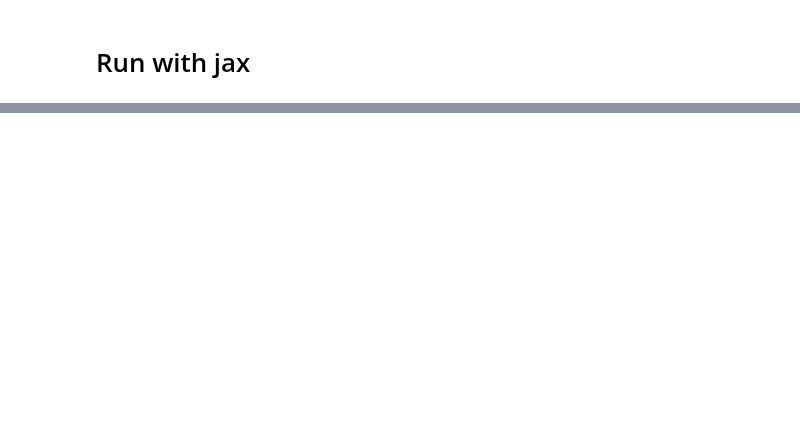
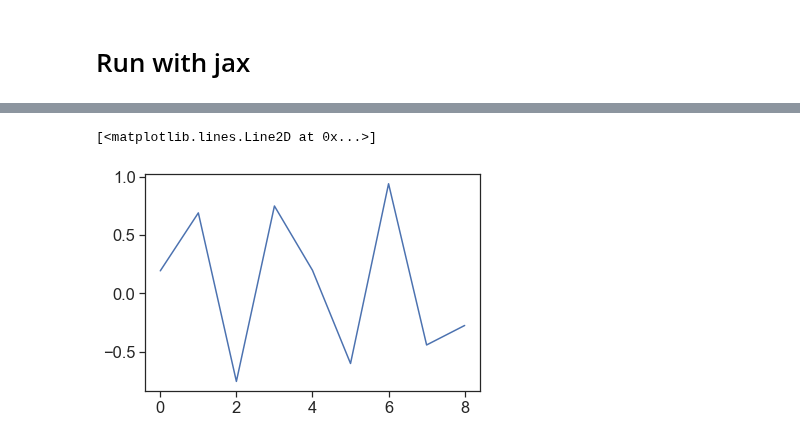
Before and after one commit to yves-weissenberger/ll_ephys, a Jupyter notebook: ephys_notebooks/multi_step_derivatives_actually_implement.ipynb, the cells around one changed output, grey strips where cells are left out. Saved outputs shown, nothing was run; the diff lists cells and outputs as text; code cells hidden in the pictures; blank space fills up the shorter version.

```diff
--- a/ephys_notebooks/multi_step_derivatives_actually_implement.ipynb
+++ b/ephys_notebooks/multi_step_derivatives_actually_implement.ipynb
@@ -9,8 +21,18 @@ seaborn.set(font_scale=1.5,style='ticks')
 # %% [markdown]
 # Run with jax
 # %%
-dim = 5
+dim = 4
+nT = 9
 x0 = np.random.normal(size=(dim,1))
-A = np.random.normal(size=(dim,dim))
+A_ = np.random.normal(size=(dim,dim))
 
-x = np.array([np.linalg.matrix_power(A,i)@x0 + np.random.normal(size=(5,1)) for i in range(9)])
+A = np.zeros([dim,dim])
+
+for i in range(dim):
+    A[i,i:] = A_[i:,i]
+    A[i:,i] = -A_[i:,i]
+
+A[np.diag_indices_from(A)] = 0
+A = (np.eye(dim)-A)@np.linalg.inv(np.eye(dim)+A)
+
+x = np.array([np.linalg.matrix_power(A,i)@x0 for i in range(9)])
@@ -93,0 +192,5 @@ array([[ 4.36784739],
+# %%
+plt.plot((np.linalg.matrix_power(A,5)@x)[:,2])
+# %% [output]
+[<matplotlib.lines.Line2D at 0x...>]
+[figure, added]
```
Also changed, not shown: parts of 70 cells of this notebook.
